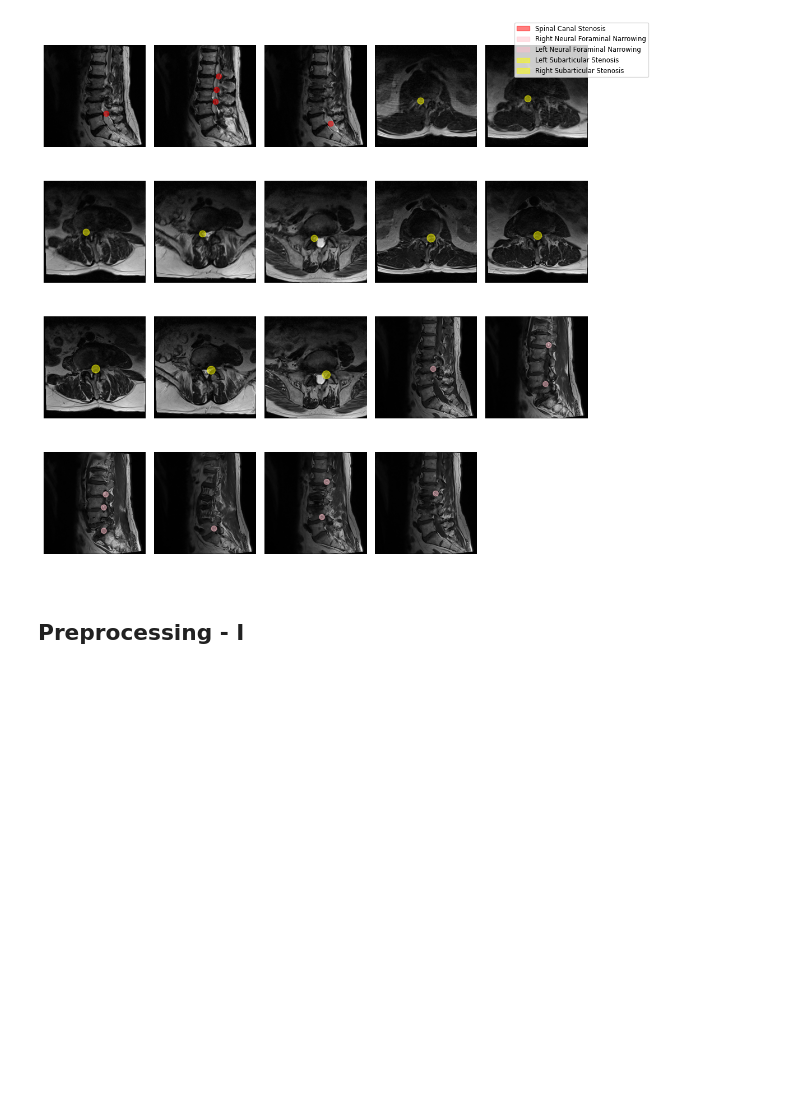
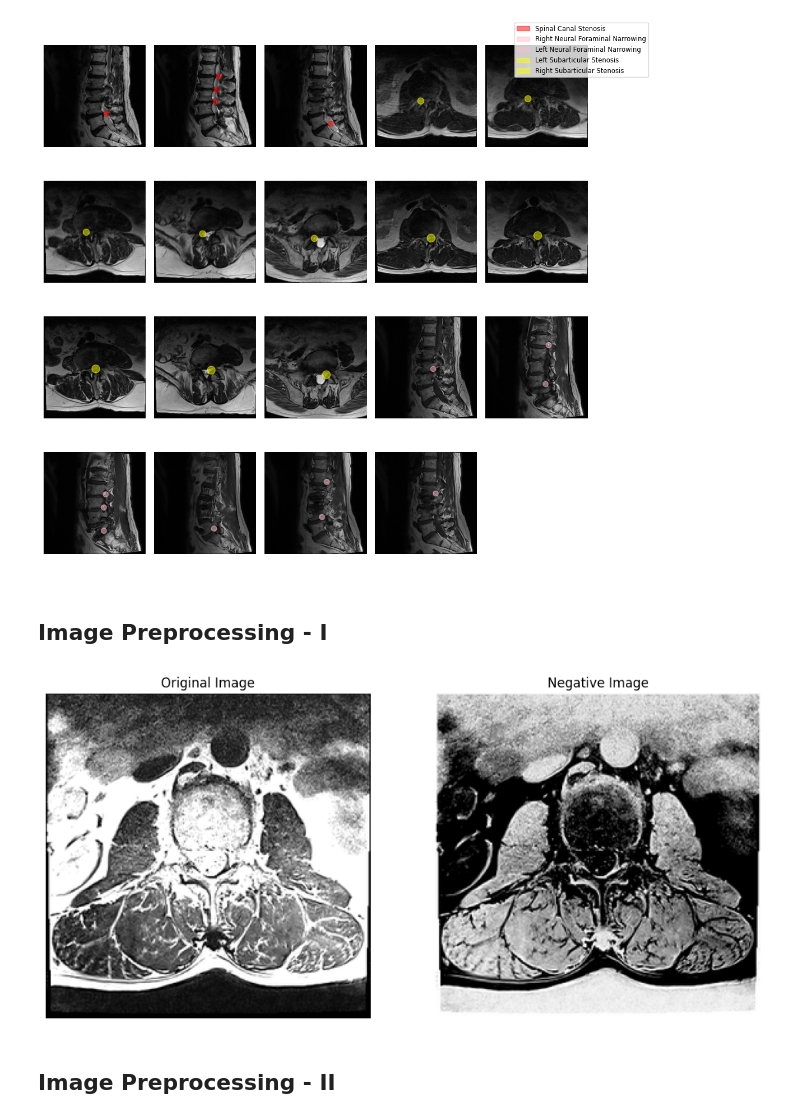
Before and after one commit to ahmedembeddedxx/lumbar-spine-degenerative-classification, a Jupyter notebook: src/ML/lumbar-seg.ipynb, the cells around one changed output. Cells and saved outputs as stored; diff of their text form; code cells hidden in the pictures; blank space fills up the shorter version.

```diff
--- a/src/ML/lumbar-seg.ipynb
+++ b/src/ML/lumbar-seg.ipynb
@@ -296,7 +350,7 @@ display_images_in_grid(merged_df, study_id=105895264)
 # %% [output]
 [figure]
 # %% [markdown]
-## Preprocessing - I
+## Image Preprocessing - I
 # %%
 if False:
     BATCH_SIZE_LIMIT = 3 * (1024 ** 3)  # 3GB
@@ -343,21 +397,25 @@ if False:
     target_dir = '/kaggle/working/train_images_npy'
     process_directory(source_dir, target_dir)
 # %%
-file_path = '/kaggle/working/train_images_npy/100206310/1012284084/25.npy'
+file_path = '/kaggle/input/lumbar-spine-preprocessed-images/train_images_npy/100206310/1012284084/25.npy'
 image_data = np.load(file_path)
 
 negative_image = 255 - image_data
 
 plt.figure(figsize=(12, 6))
 
 plt.subplot(1, 2, 1)
 plt.imshow(image_data, cmap='gray')
 plt.title('Original Image')
 plt.axis('off')
 
 plt.subplot(1, 2, 2)
 plt.imshow(negative_image, cmap='gray')
 plt.title('Negative Image')
 plt.axis('off')
 
 plt.show()
+# %% [output]
+[figure, added]
+# %% [markdown]
+## Image Preprocessing - II
```
Also changed, not shown: parts of 10 cells of this notebook.
